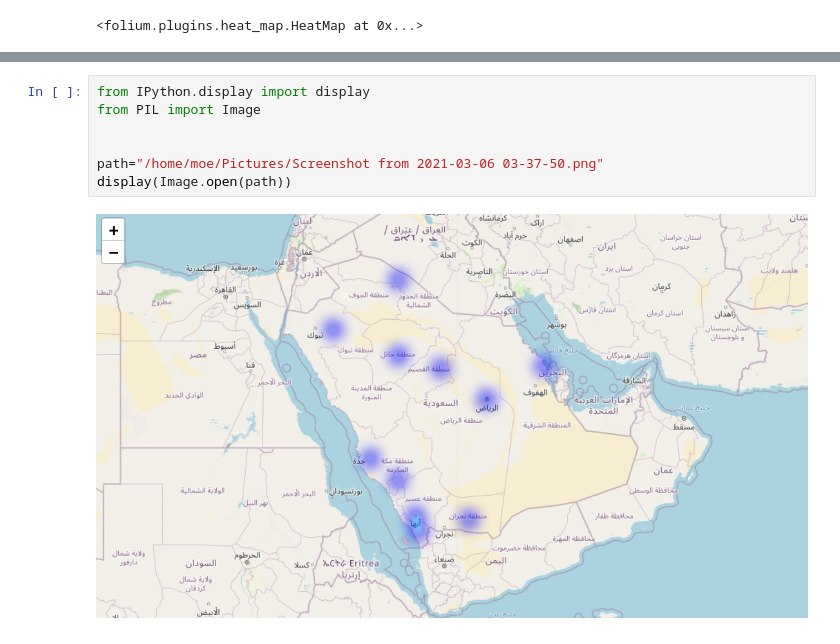
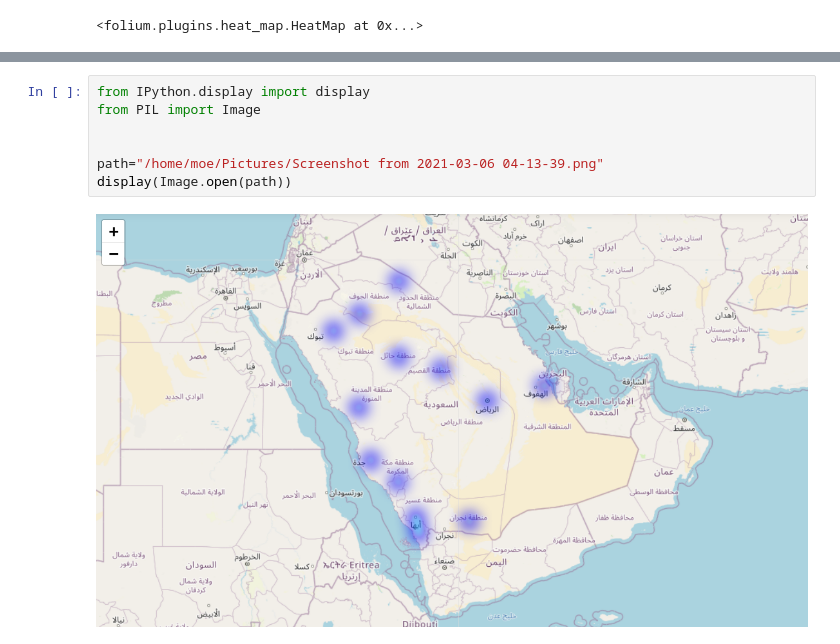
Before and after one commit to Moha02/Spatial-Analysis, a Jupyter notebook: A Daily Report of New Covid19 Cases in Saudi Arabia.ipynb, the cells around one changed output, grey strips where cells are left out. Saved outputs shown, nothing was run; the diff lists cells and outputs as text.

```diff
--- a/A Daily Report of New Covid19 Cases in Saudi Arabia.ipynb
+++ b/A Daily Report of New Covid19 Cases in Saudi Arabia.ipynb
@@ -171,9 +180,9 @@ basemap
 # %%
 from IPython.display import display
 from PIL import Image
 
 
-path="/home/moe/Pictures/Screenshot from 2021-03-06 03-37-50.png"
+path="/home/moe/Pictures/Screenshot from 2021-03-06 04-13-39.png"
 display(Image.open(path))
 # %% [output]
-[figure, old version]
+[figure, new version]
```
Also changed, not shown: parts of 8 cells of this notebook.
